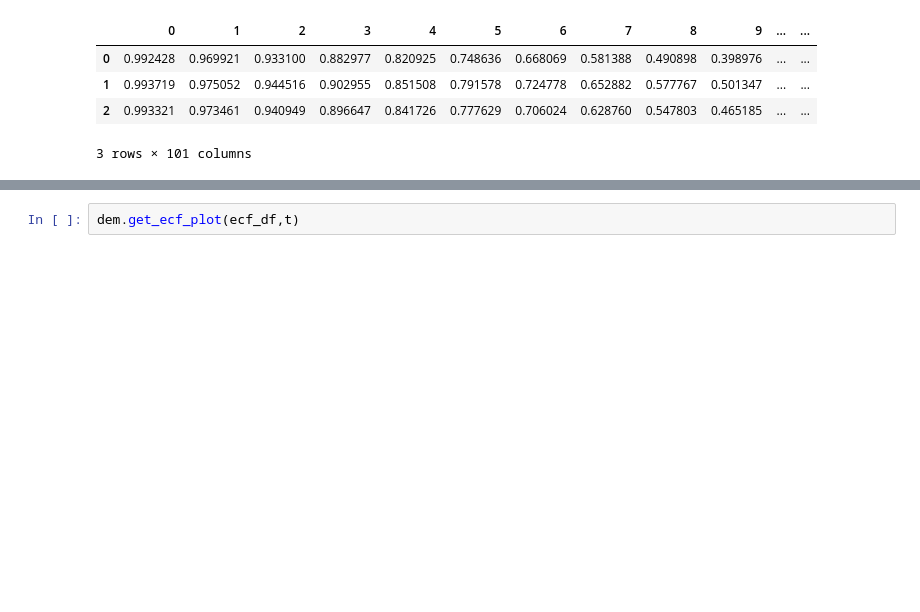
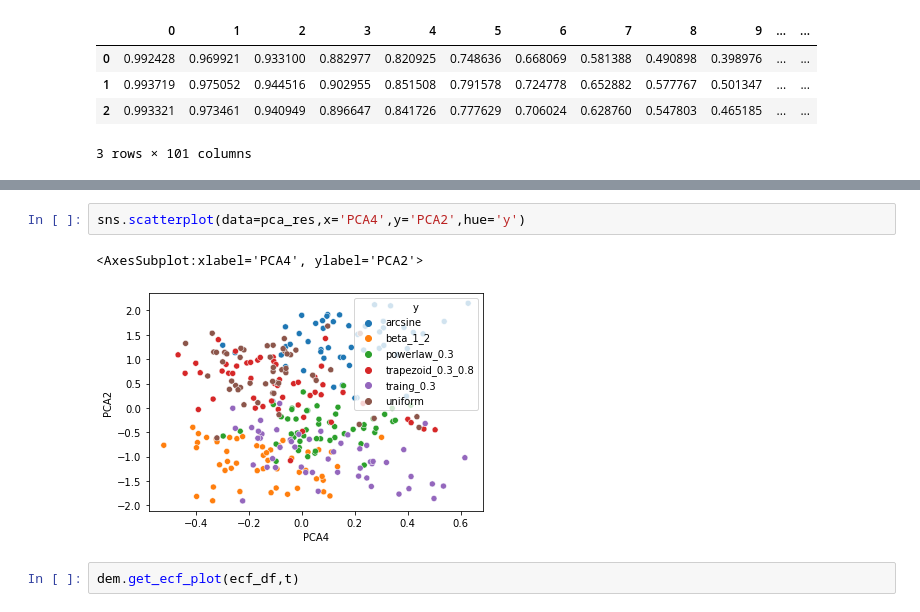
Before and after one commit to sheilafarrahi/thesis, a Jupyter notebook: empirical_characteristics_function.ipynb, the cells around one changed output, grey strips where cells are left out. Drawn from its saved outputs; the diff is of its cells as text; blank space fills up the shorter version.

```diff
--- a/empirical_characteristics_function.ipynb
+++ b/empirical_characteristics_function.ipynb
@@ -65,3 +81,8 @@ ecf_df.head(3)
+# %%
+sns.scatterplot(data=pca_res,x='PCA4',y='PCA2',hue='y')
+# %% [output]
+<AxesSubplot:xlabel='PCA4', ylabel='PCA2'>
+[figure, added]
 # %%
 dem.get_ecf_plot(ecf_df,t)
 # %% [output]
```
Also changed, not shown: parts of 5 cells of this notebook, 4 other files.
